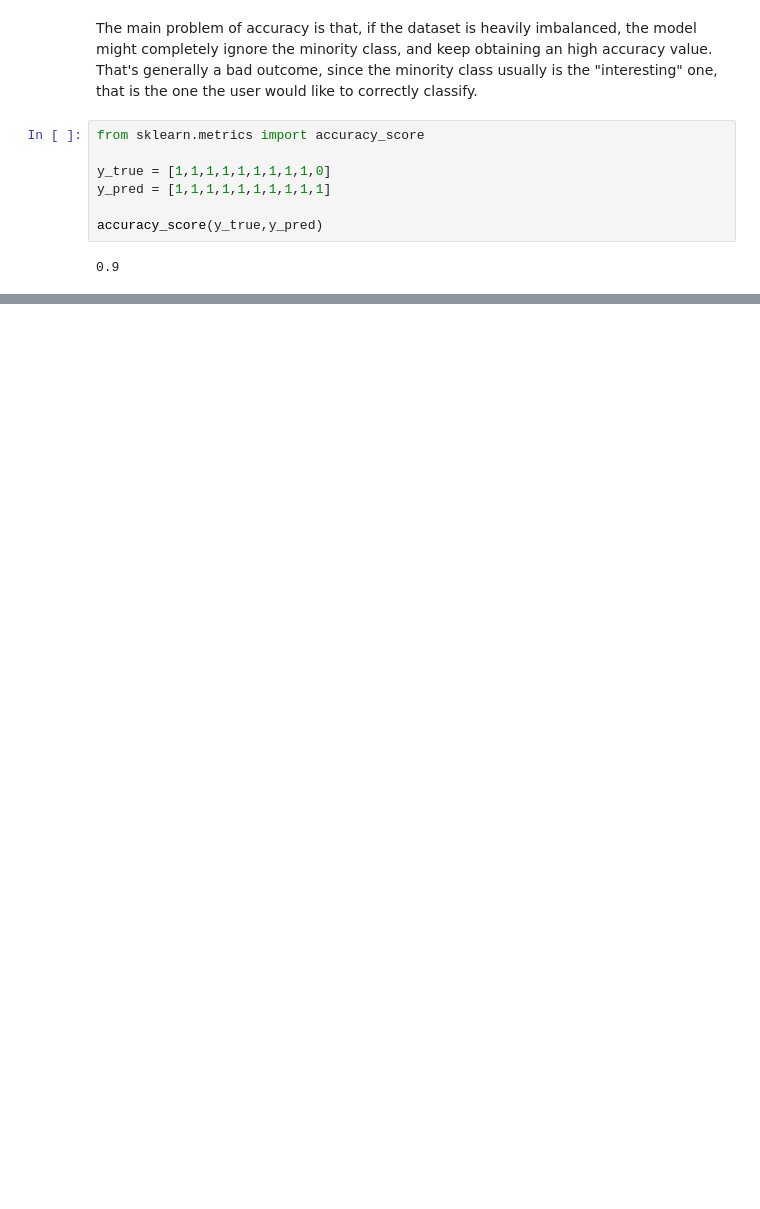
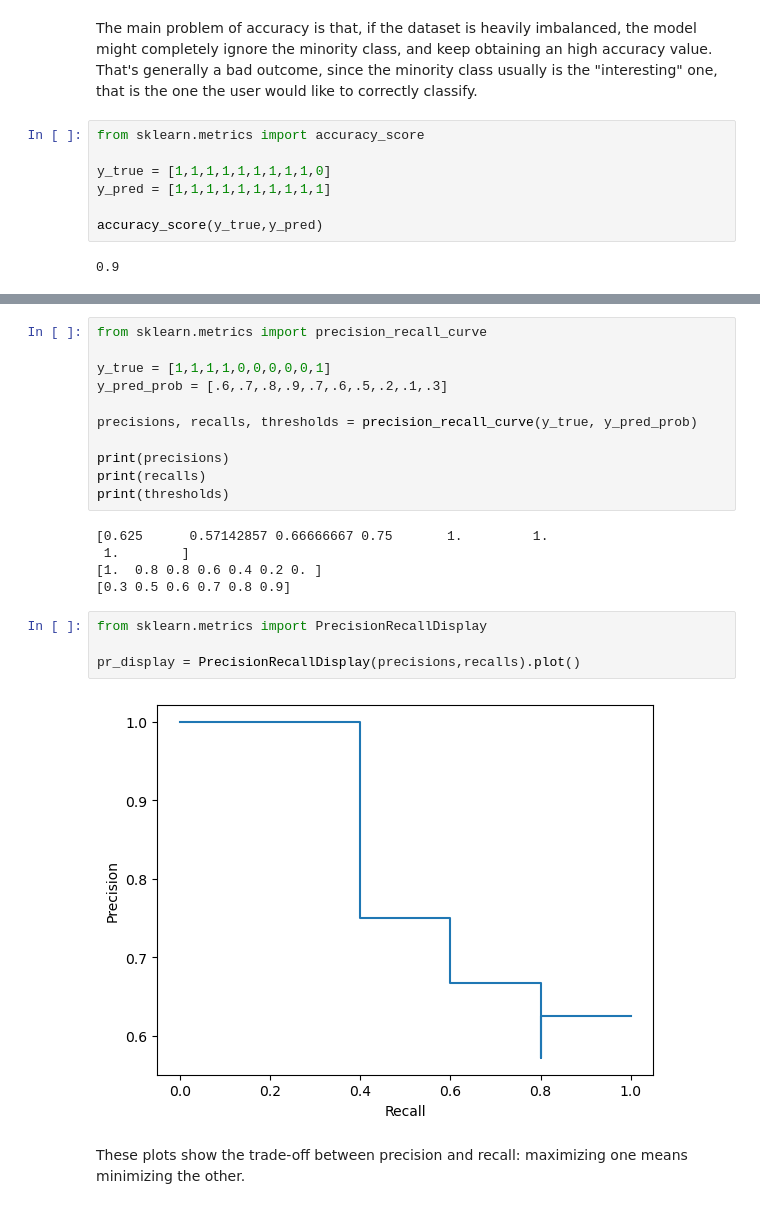
Before and after one commit to Edoch94/AAAMLP-notes, a Jupyter notebook: 2_evaluation_metrics.ipynb, the cells around one changed output, grey strips where cells are left out. Saved outputs shown, nothing was run; the diff lists cells and outputs as text; blank space fills up the shorter version.

Commit message:
evaluation metrics notebook second commit

```diff
--- a/2_evaluation_metrics.ipynb
+++ b/2_evaluation_metrics.ipynb
@@ -105,0 +248,24 @@ np.unique(y_true,return_counts=True)
+# %%
+from sklearn.metrics import precision_recall_curve
+
+y_true = [1,1,1,1,0,0,0,0,0,1]
+y_pred_prob = [.6,.7,.8,.9,.7,.6,.5,.2,.1,.3]
+
+precisions, recalls, thresholds = precision_recall_curve(y_true, y_pred_prob)
+
+print(precisions)
+print(recalls)
+print(thresholds)
+# %% [output]
+[0.625      0.57142857 0.66666667 0.75       1.         1.
+ 1.        ]
+[1.  0.8 0.8 0.6 0.4 0.2 0. ]
+[0.3 0.5 0.6 0.7 0.8 0.9]
+# %%
+from sklearn.metrics import PrecisionRecallDisplay
+
+pr_display = PrecisionRecallDisplay(precisions,recalls).plot()
+# %% [output]
+[figure, added]
+# %% [markdown]
+These plots show the trade-off between precision and recall: maximizing one means minimizing the other.
```
Also changed, not shown: parts of 45 cells of this notebook.
